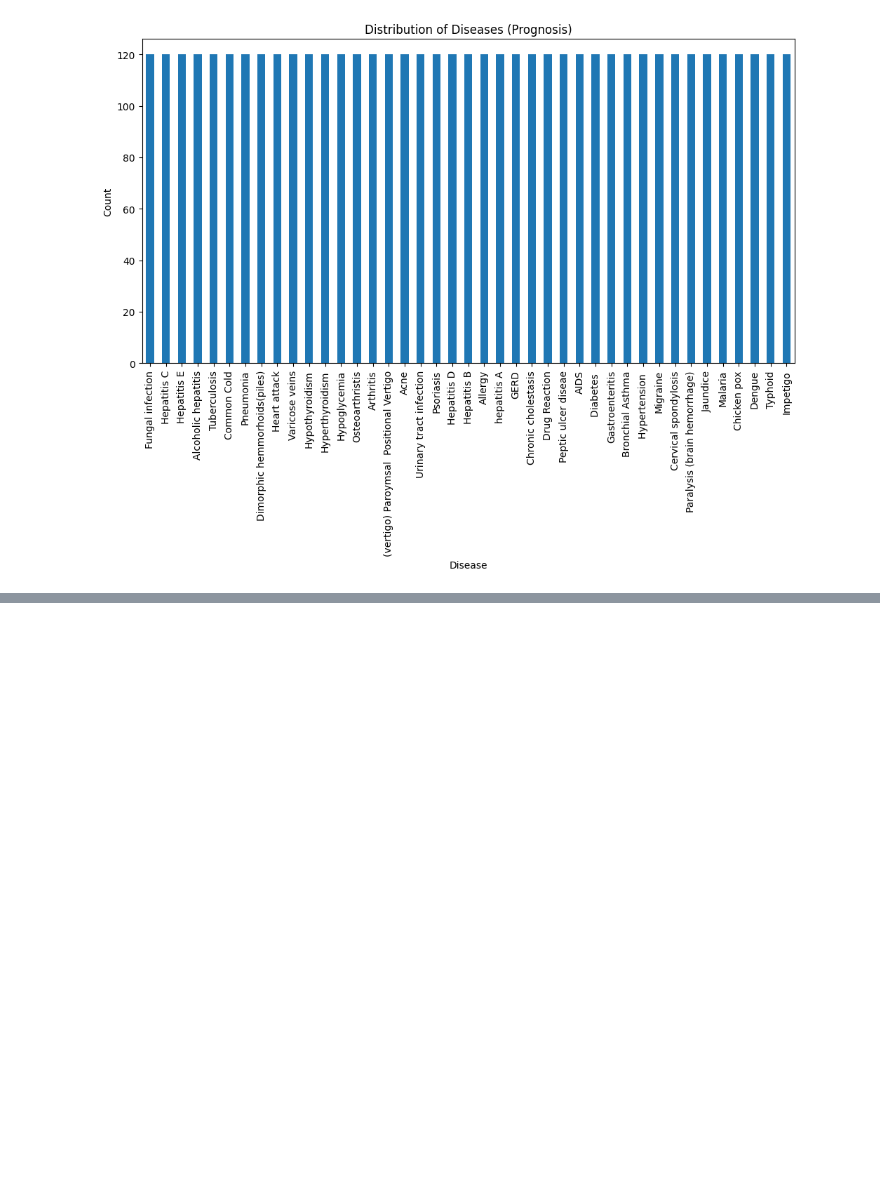
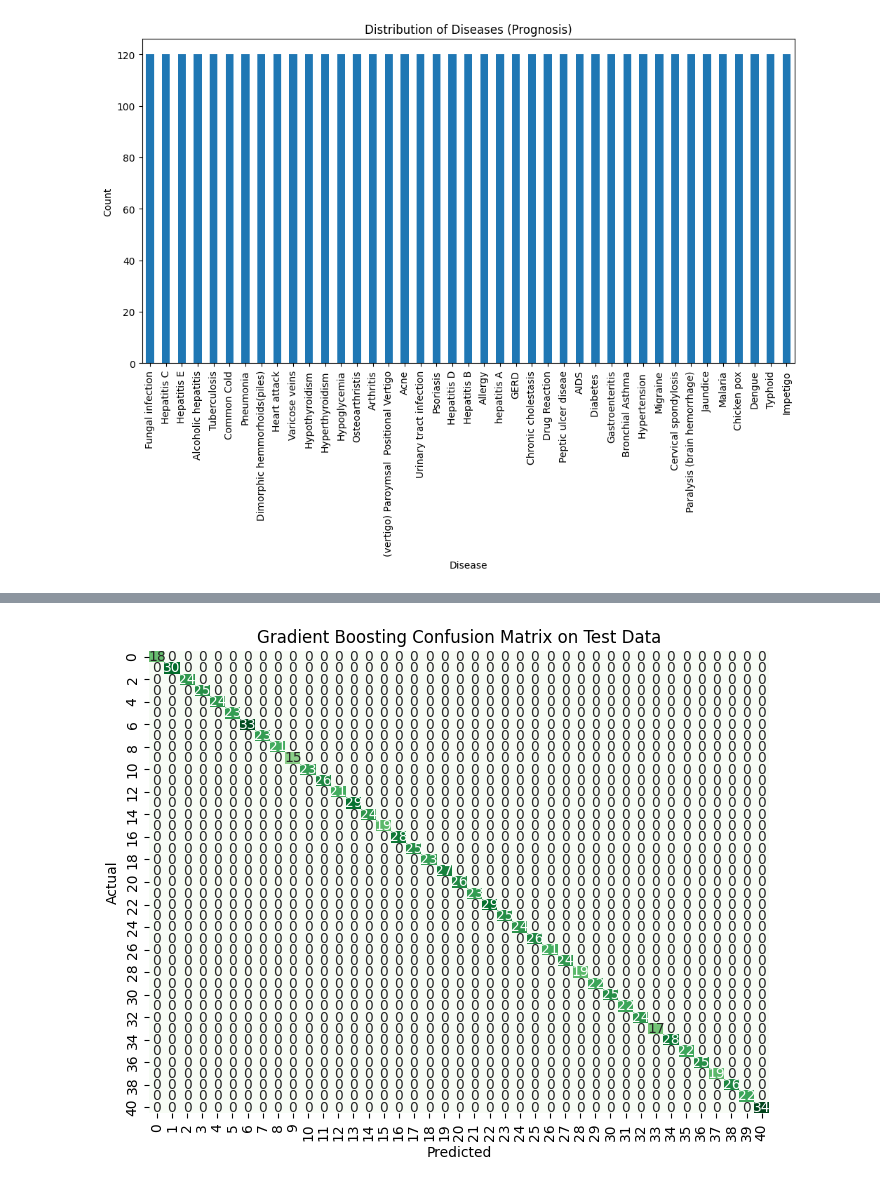
Before and after one commit to Tejaswar5/Disease-prediction, a Jupyter notebook: disease_prediction.ipynb, the cells around one changed output, grey strips where cells are left out. Drawn from its saved outputs; the diff is of its cells as text; code cells hidden in the pictures; blank space fills up the shorter version.

```diff
--- a/disease_prediction.ipynb
+++ b/disease_prediction.ipynb
@@ -74,0 +86,6 @@ X_train, X_test, y_train, y_test = train_test_split(X, y, test_size=0.2, random_
+# %%
+# Train and evaluate Gradient Boosting model
+gb = GradientBoostingClassifier()
+gb.fit(X_train, y_train)
+gb_pred = gb.predict(X_test)
+gb_accuracy = accuracy_score(y_test, gb_pred)
@@ -74,0 +118,11 @@ X_train, X_test, y_train, y_test = train_test_split(X, y, test_size=0.2, random_
+# %%
+# Confusion Matrix for Gradient Boosting model
+gb_cm = confusion_matrix(y_test, gb_pred)
+plt.figure(figsize=(8, 6))
+sns.heatmap(gb_cm, annot=True, cmap='Greens', fmt='d', cbar=False)
+plt.title("Gradient Boosting Confusion Matrix on Test Data")
+plt.xlabel('Predicted')
+plt.ylabel('Actual')
+plt.show()
+# %% [output]
+[figure, added]
```
Also changed, not shown: parts of 6 cells of this notebook.
